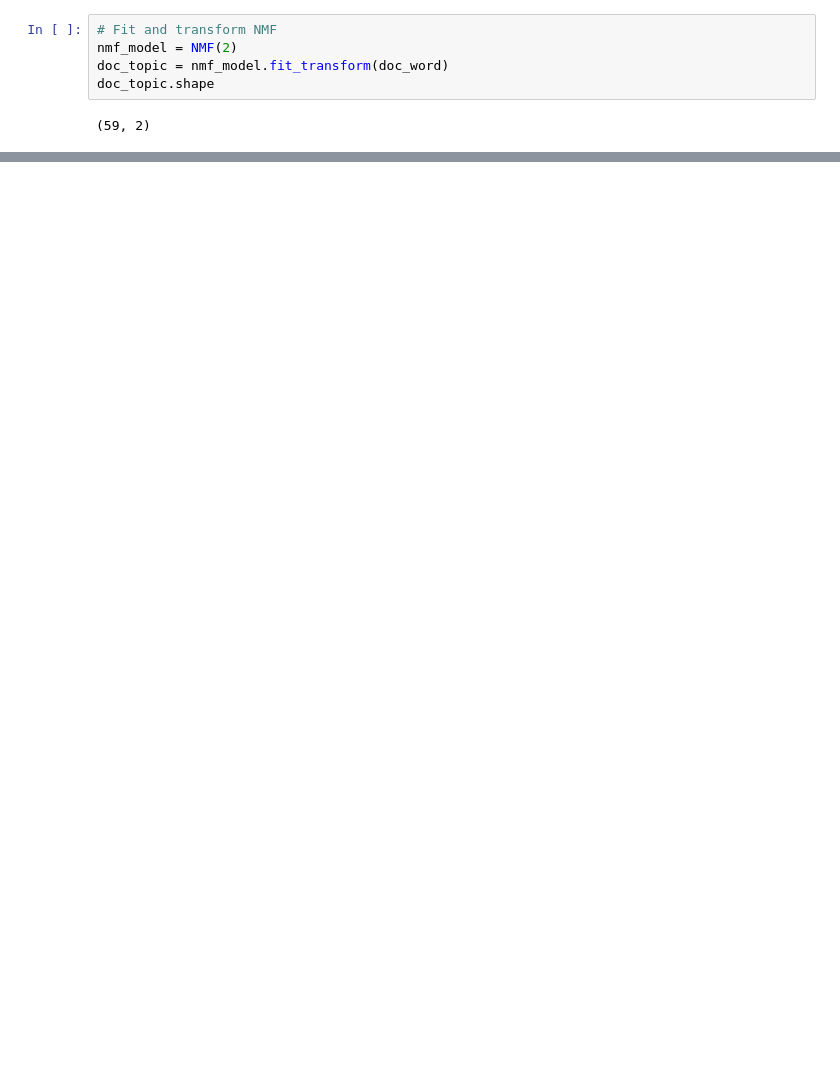
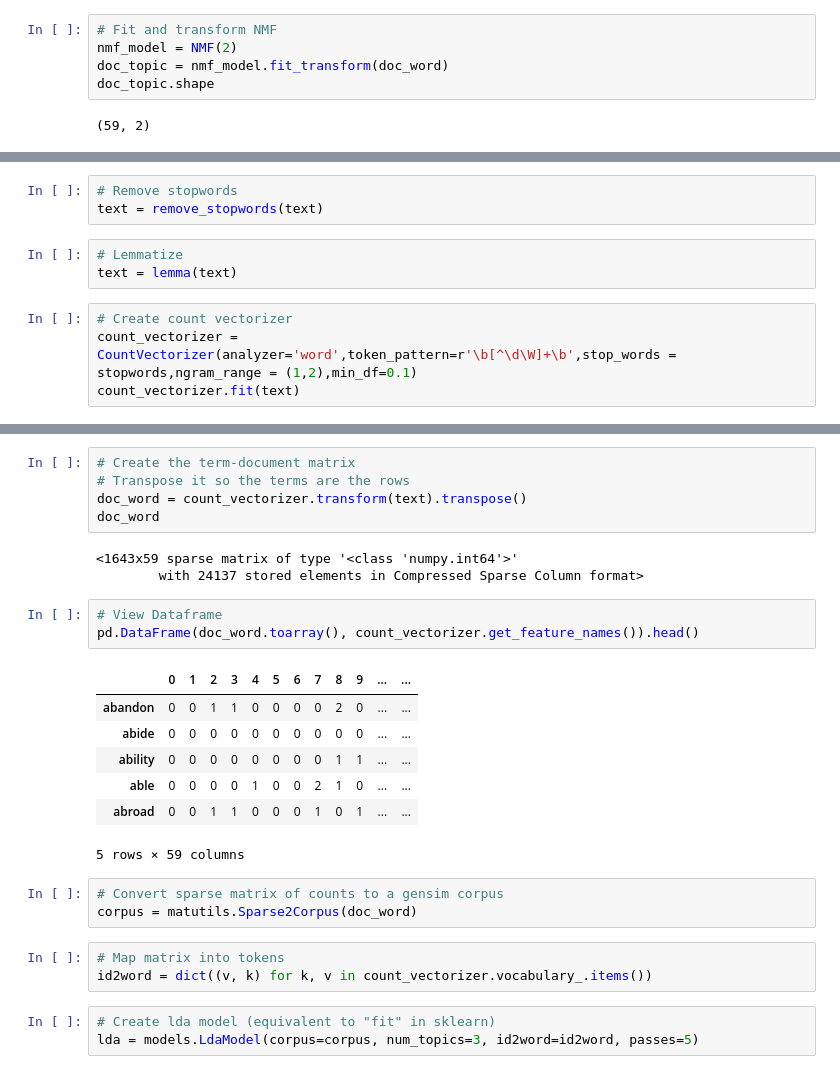
Before and after one commit to andrewdouglassmith1/NLP_Inaugural_Addresses, a Jupyter notebook: Code/03_NLP_Analysis.ipynb, the cells around one changed output, grey strips where cells are left out. Cells and saved outputs as stored; diff of their text form; blank space fills up the shorter version.

```diff
--- a/Code/03_NLP_Analysis.ipynb
+++ b/Code/03_NLP_Analysis.ipynb
@@ -97,0 +268,10 @@ df.head(100)
+# %%
+# Remove stopwords
+text = remove_stopwords(text)
+# %%
+# Lemmatize
+text = lemma(text)
+# %%
+# Create count vectorizer
+count_vectorizer = CountVectorizer(analyzer='word',token_pattern=r'\b[^\d\W]+\b',stop_words = stopwords,ngram_range = (1,2),min_df=0.1)
+count_vectorizer.fit(text)
@@ -97,0 +287,28 @@ df.head(100)
+# %%
+# Create the term-document matrix
+# Transpose it so the terms are the rows
+doc_word = count_vectorizer.transform(text).transpose()
+doc_word
+# %% [output]
+<1643x59 sparse matrix of type '<class 'numpy.int64'>'
+        with 24137 stored elements in Compressed Sparse Column format>
+# %%
+# View Dataframe
+pd.DataFrame(doc_word.toarray(), count_vectorizer.get_feature_names()).head()
+# %% [output]
+|  | 0 | 1 | 2 | 3 | 4 | 5 | 6 | 7 | 8 | 9 | ... | ... |
+| abandon | 0 | 0 | 1 | 1 | 0 | 0 | 0 | 0 | 2 | 0 | ... | ... |
+| abide | 0 | 0 | 0 | 0 | 0 | 0 | 0 | 0 | 0 | 0 | ... | ... |
+| ability | 0 | 0 | 0 | 0 | 0 | 0 | 0 | 0 | 1 | 1 | ... | ... |
+| able | 0 | 0 | 0 | 0 | 1 | 0 | 0 | 2 | 1 | 0 | ... | ... |
+| abroad | 0 | 0 | 1 | 1 | 0 | 0 | 0 | 1 | 0 | 1 | ... | ... |
+5 rows × 59 columns
+# %%
+# Convert sparse matrix of counts to a gensim corpus
+corpus = matutils.Sparse2Corpus(doc_word)
+# %%
+# Map matrix into tokens
+id2word = dict((v, k) for k, v in count_vectorizer.vocabulary_.items())
+# %%
+# Create lda model (equivalent to "fit" in sklearn)
+lda = models.LdaModel(corpus=corpus, num_topics=3, id2word=id2word, passes=5)
```
Also changed, not shown: parts of 42 cells of this notebook, 2 other files.
